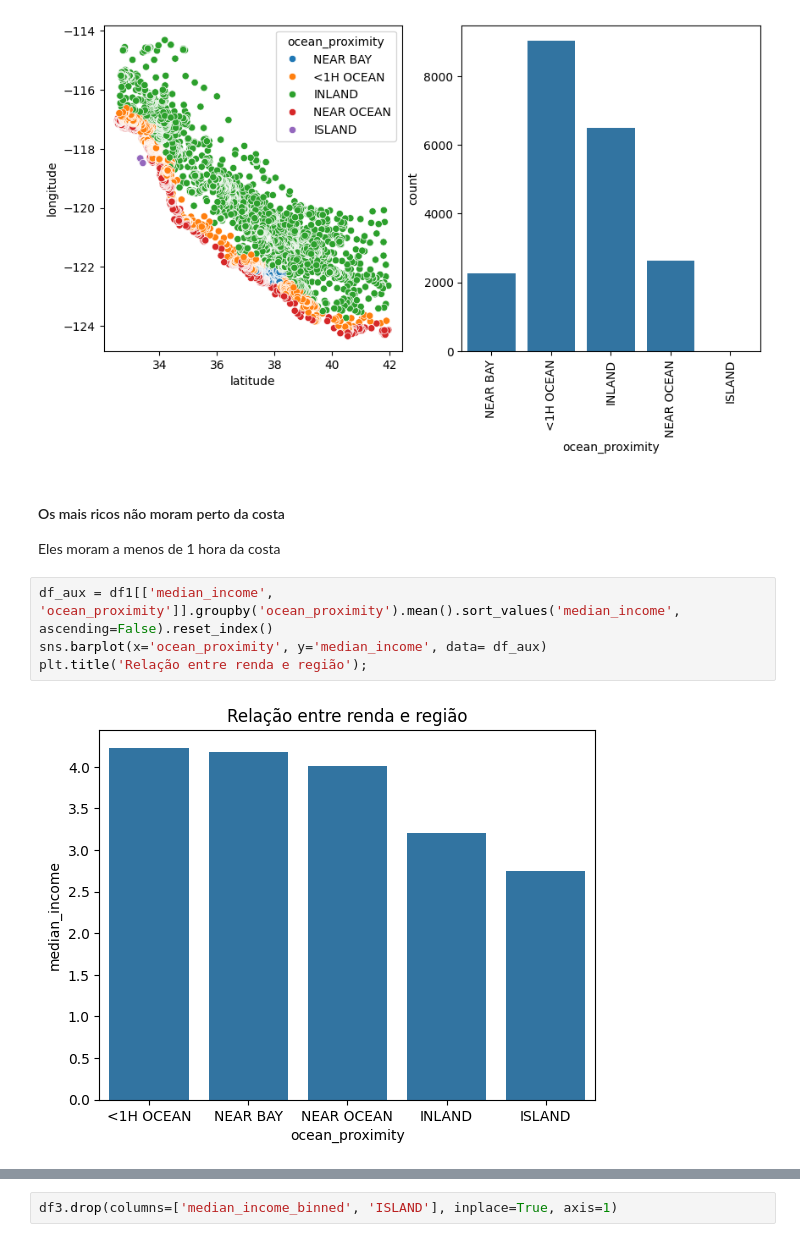
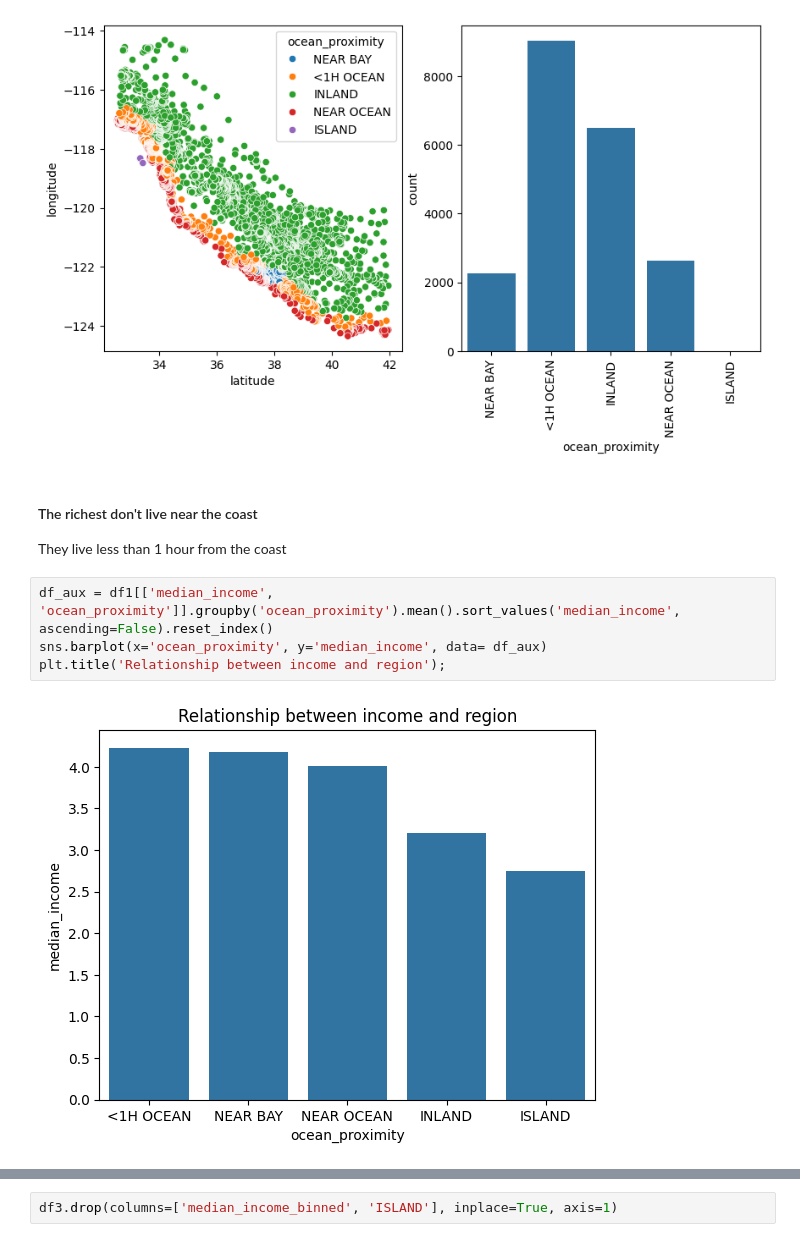
Before and after one commit to Vagner-sr/california_houses_regression, a Jupyter notebook: notebooks/california_houses.ipynb, the cells around one changed output, grey strips where cells are left out. Drawn from its saved outputs; the diff is of its cells as text.

```diff
--- a/notebooks/california_houses.ipynb
+++ b/notebooks/california_houses.ipynb
@@ -119,12 +145,12 @@ plt.xticks(rotation=90);
 # %% [output]
 [figure]
 # %% [markdown]
-#### Os mais ricos não moram perto da costa
-Eles moram a menos de 1 hora da costa
+#### The richest don't live near the coast
+They live less than 1 hour from the coast
 # %%
 df_aux = df1[['median_income', 'ocean_proximity']].groupby('ocean_proximity').mean().sort_values('median_income', ascending=False).reset_index()
 sns.barplot(x='ocean_proximity', y='median_income', data= df_aux)
-plt.title('Relação entre renda e região');
+plt.title('Relationship between income and region');
 # %% [output]
-[figure, old version]
+[figure, new version]
 # %% [markdown]
```
Also changed, not shown: parts of 51 cells of this notebook.
